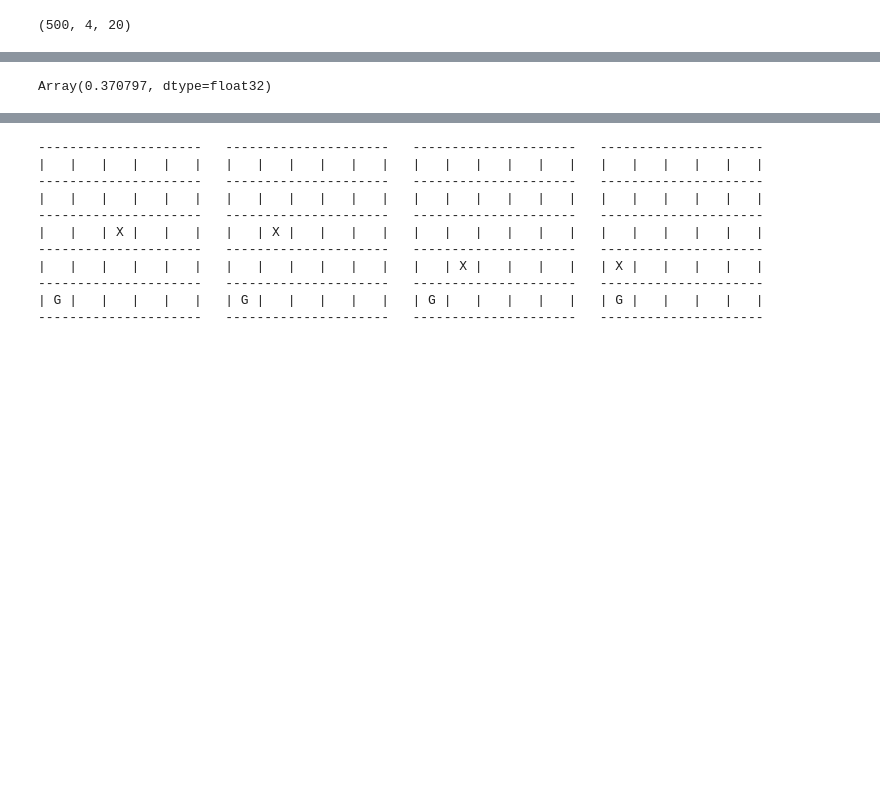
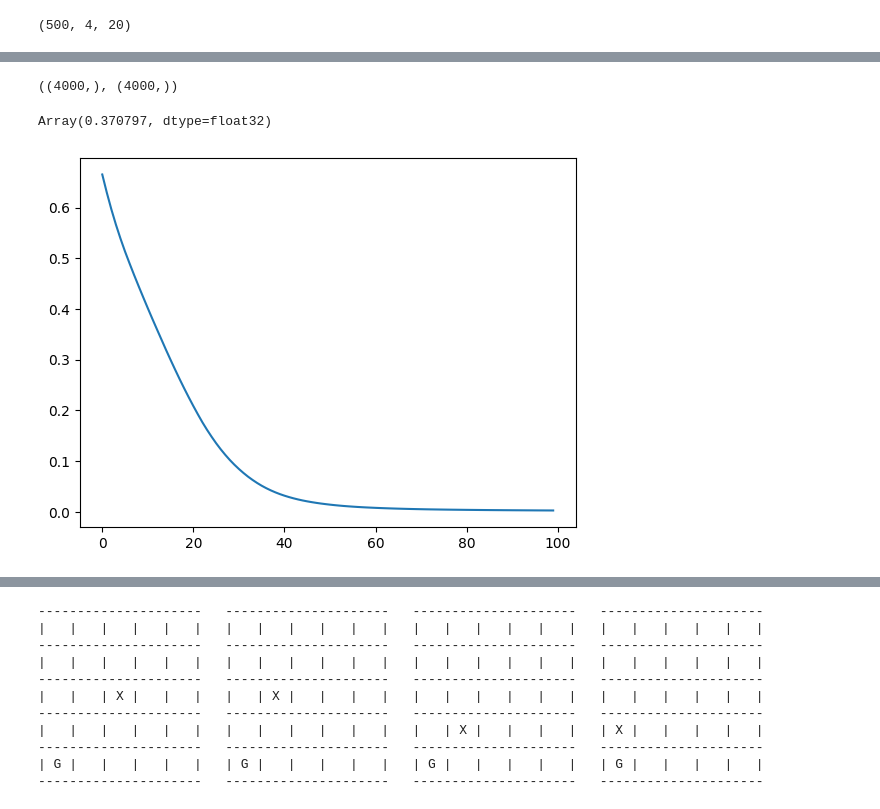
Before and after one commit to DylanCope/poclaps, a Jupyter notebook: playground.ipynb, the cells around one changed output, grey strips where cells are left out. Saved outputs shown, nothing was run; the diff lists cells and outputs as text; code cells hidden in the pictures; blank space fills up the shorter version.

Commit message:
training adversarial obs modelling

```diff
--- a/playground.ipynb
+++ b/playground.ipynb
@@ -266,0 +282,10 @@ obs_preds.shape
+# %%
+steps, n_envs, obs_dim = traj_batch.obs.shape
+batch_size = steps * n_envs
+obs_batch = traj_batch.obs.reshape((batch_size, obs_dim))
+obs_preds = obs_preds.reshape((batch_size, obs_dim))
+# rng = jax.random.PRNGKey(0)
+# shuffle_permutation = jax.random.permutation(rng, batch_size)
+# obs_batch = obs_batch[shuffle_permutation]
+label = jnp.concatenate([jnp.ones(batch_size), jnp.zeros(batch_size)])
+inputs = jnp.concatenate([obs_batch, obs_preds], axis=0)
@@ -266,0 +296,5 @@ obs_preds.shape
+# %%
+discriminator = Discriminator(hidden_size)
+init_variables = discriminator.init(jax.random.PRNGKey(0), inputs)
+label_pred = discriminator.apply(init_variables, inputs)
+label_pred.shape, label_pred[:3]
@@ -267,3 +308,7 @@ obs_preds.shape
+# %%
+label_pred.shape, label.shape
+# %% [output]
+((4000,), (4000,))
 # %%
 from poclaps.train.losses import categorical_cross_entropy
 
@@ -337,4 +379,22 @@ class ObsModelTrainer:
             jax.jit(lambda s, _: self.train_step(s)),
             trainer_state, None, n_steps
         )
+# %%
+discriminator_trainer = Trainer(
+    discriminator,
+    compute_basic_obs_modelling_loss,
+    sample_discriminator_batch
+)
+# %%
+discriminator_trainer_state, discriminator_metrics = discriminator_trainer.train(100)
+# %%
+loss = discriminator_metrics['loss']
+epochs = np.arange(len(loss))
+
+import matplotlib.pyplot as plt
+
+plt.plot(epochs, loss)
+plt.show()
+# %% [output]
+[figure, added]
 # %%
```
Also changed, not shown: parts of 26 cells of this notebook.
